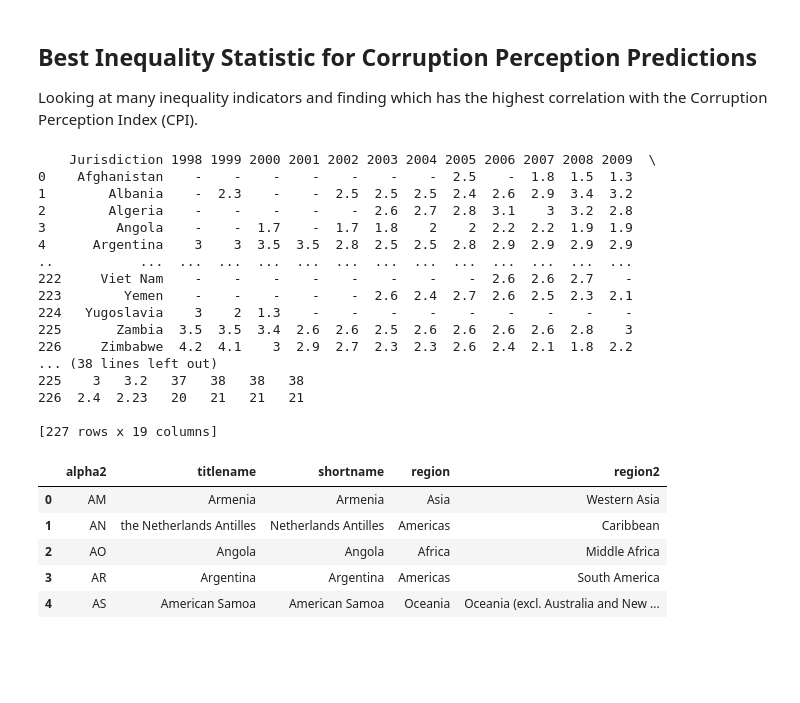
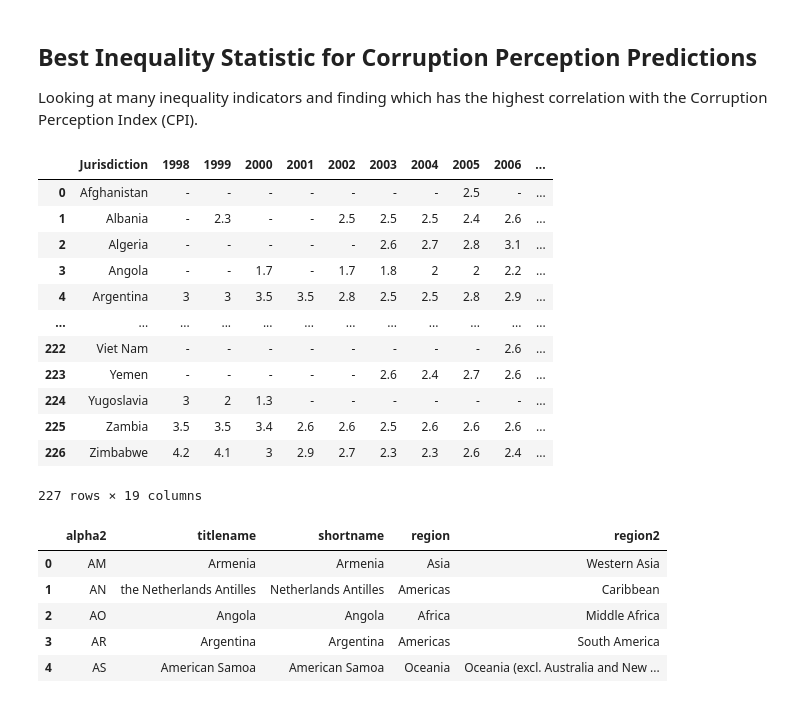
Before and after one commit to data301-2021-winter1/group35-project, a Jupyter notebook: notebooks/analysis1.ipynb, the cells around one changed output. Drawn from its saved outputs; the diff is of its cells as text; code cells hidden in the pictures; blank space fills up the shorter version.

```diff
--- a/notebooks/analysis1.ipynb
+++ b/notebooks/analysis1.ipynb
@@ -7,34 +7,30 @@ Looking at many inequality indicators and finding which has the highest correlat
 # %%
 import datapackage
 import pandas as pd
 
 data_url = 'https://datahub.io/core/corruption-perceptions-index/datapackage.json'
 
 package = datapackage.Package(data_url)
 
 resources = package.resources
 for resource in resources:
     if resource.tabular:
         data = pd.read_csv(resource.descriptor['path'])
-        print (data)
+data
 # %% [output]
+|  | Jurisdiction | 1998 | 1999 | 2000 | 2001 | 2002 | 2003 | 2004 | 2005 | 2006 | ... |
+| 0 | Afghanistan | - | - | - | - | - | - | - | 2.5 | - | ... |
+| 1 | Albania | - | 2.3 | - | - | 2.5 | 2.5 | 2.5 | 2.4 | 2.6 | ... |
+| 2 | Algeria | - | - | - | - | - | 2.6 | 2.7 | 2.8 | 3.1 | ... |
+| 3 | Angola | - | - | 1.7 | - | 1.7 | 1.8 | 2 | 2 | 2.2 | ... |
+| 4 | Argentina | 3 | 3 | 3.5 | 3.5 | 2.8 | 2.5 | 2.5 | 2.8 | 2.9 | ... |
+| ... | ... | ... | ... | ... | ... | ... | ... | ... | ... | ... | ... |
+| 222 | Viet Nam | - | - | - | - | - | - | - | - | 2.6 | ... |
+| 223 | Yemen | - | - | - | - | - | 2.6 | 2.4 | 2.7 | 2.6 | ... |
+| 224 | Yugoslavia | 3 | 2 | 1.3 | - | - | - | - | - | - | ... |
+| 225 | Zambia | 3.5 | 3.5 | 3.4 | 2.6 | 2.6 | 2.5 | 2.6 | 2.6 | 2.6 | ... |
+| 226 | Zimbabwe | 4.2 | 4.1 | 3 | 2.9 | 2.7 | 2.3 | 2.3 | 2.6 | 2.4 | ... |
-    Jurisdiction 1998 1999 2000 2001 2002 2003 2004 2005 2006 2007 2008 2009  \
-0    Afghanistan    -    -    -    -    -    -    -  2.5    -  1.8  1.5  1.3
-1        Albania    -  2.3    -    -  2.5  2.5  2.5  2.4  2.6  2.9  3.4  3.2
-2        Algeria    -    -    -    -    -  2.6  2.7  2.8  3.1    3  3.2  2.8
-3         Angola    -    -  1.7    -  1.7  1.8    2    2  2.2  2.2  1.9  1.9
-4      Argentina    3    3  3.5  3.5  2.8  2.5  2.5  2.8  2.9  2.9  2.9  2.9
-..           ...  ...  ...  ...  ...  ...  ...  ...  ...  ...  ...  ...  ...
-222     Viet Nam    -    -    -    -    -    -    -    -  2.6  2.6  2.7    -
-223        Yemen    -    -    -    -    -  2.6  2.4  2.7  2.6  2.5  2.3  2.1
-224   Yugoslavia    3    2  1.3    -    -    -    -    -    -    -    -    -
-225       Zambia  3.5  3.5  3.4  2.6  2.6  2.5  2.6  2.6  2.6  2.6  2.8    3
-226     Zimbabwe  4.2  4.1    3  2.9  2.7  2.3  2.3  2.6  2.4  2.1  1.8  2.2
-... (38 lines left out)
-225    3   3.2   37   38   38   38
-226  2.4  2.23   20   21   21   21
-
-[227 rows x 19 columns]
+227 rows × 19 columns
 # %%
 
 import pandas as pd
```
Also changed, not shown: parts of 15 cells of this notebook.
